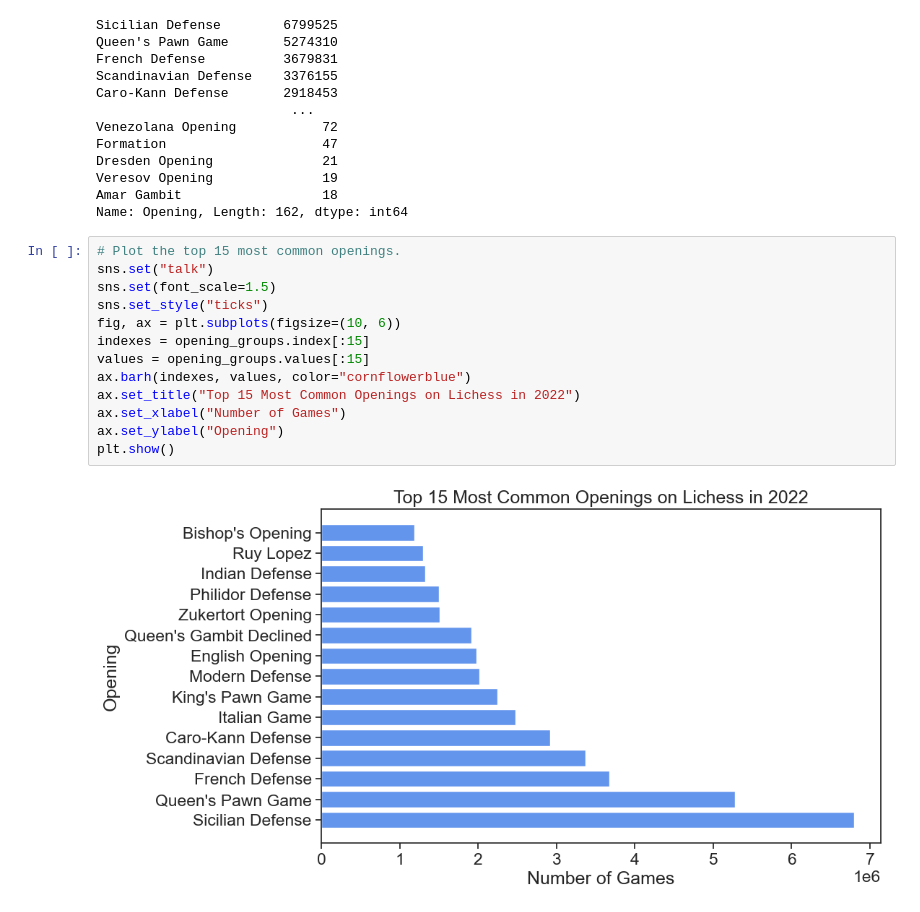
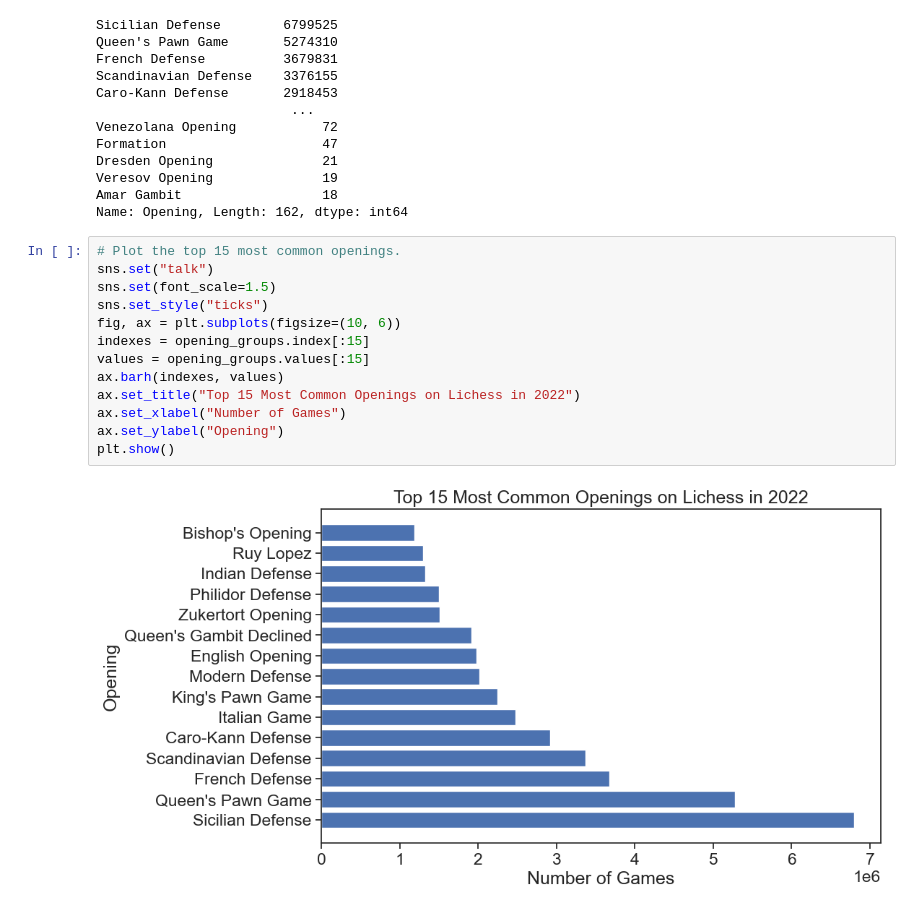
Before and after one commit to IsaacCheng9/machine-learning-in-chess, a Jupyter notebook: src/analyse_csv_data.ipynb, the cells around one changed output. Drawn from its saved outputs; the diff is of its cells as text.

Commit message:
Add plots for most common openings

```diff
--- a/src/analyse_csv_data.ipynb
+++ b/src/analyse_csv_data.ipynb
@@ -152,15 +152,15 @@ Name: Opening, Length: 162, dtype: int64
 # %%
 # Plot the top 15 most common openings.
 sns.set("talk")
 sns.set(font_scale=1.5)
 sns.set_style("ticks")
 fig, ax = plt.subplots(figsize=(10, 6))
 indexes = opening_groups.index[:15]
 values = opening_groups.values[:15]
-ax.barh(indexes, values, color="cornflowerblue")
+ax.barh(indexes, values)
 ax.set_title("Top 15 Most Common Openings on Lichess in 2022")
 ax.set_xlabel("Number of Games")
 ax.set_ylabel("Opening")
 plt.show()
 # %% [output]
-[figure, old version]
+[figure, new version]
```
Also changed, not shown: parts of 2 cells of this notebook, 4 other files.
